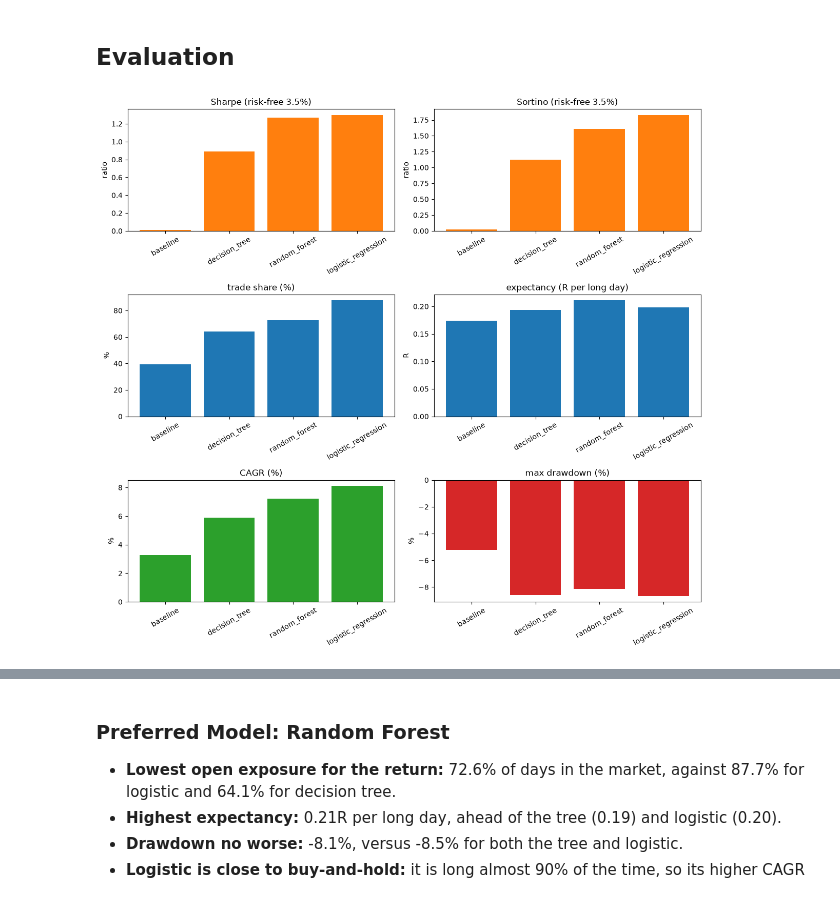
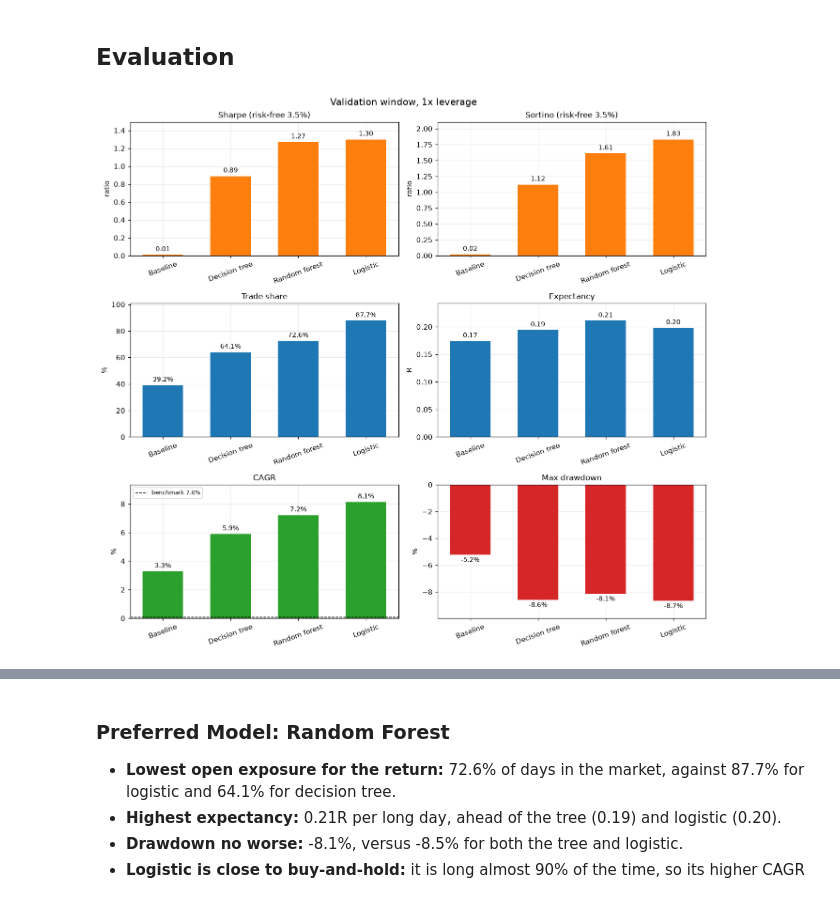
Before and after one commit to rlp-jym/zoomcamp-sma-cohort-2026, a Jupyter notebook: index-breadth-momentum/notebook.ipynb, the cells around one changed output, grey strips where cells are left out. Cells and saved outputs as stored; diff of their text form; code cells hidden in the pictures.

```diff
--- a/index-breadth-momentum/notebook.ipynb
+++ b/index-breadth-momentum/notebook.ipynb
@@ -11,10 +11,20 @@ import numpy as np
 import pandas as pd
 import talib
 from matplotlib.ticker import PercentFormatter
+from pathlib import Path
 from sklearn.ensemble import RandomForestRegressor
 from sklearn.linear_model import LogisticRegression
 from sklearn.preprocessing import StandardScaler
 from sklearn.tree import DecisionTreeRegressor
+
+# one chart style everywhere
+plt.rcParams.update({
+    "figure.dpi": 110,
+    "axes.grid": True,
+    "grid.alpha": 0.25,
+    "axes.axisbelow": True,
+    "font.size": 10,
+})
 # %%
 # load the constituent table and the SPY benchmark from the release
 
@@ -912,29 +932,58 @@ kpi_lr
 # %% [markdown]
 ## Evaluation
 # %%
+# headline KPIs, one panel each, same order and colours everywhere
 kpi_view = pd.DataFrame(list(KPI_HISTORY.values())).set_index("rule")
-models = kpi_view.index.tolist()
+
+order = ["baseline", "decision_tree", "random_forest", "logistic_regression"]
+labels = {"baseline": "Baseline", "decision_tree": "Decision tree",
+          "random_forest": "Random forest", "logistic_regression": "Logistic"}
+kpi_view = kpi_view.reindex([m for m in order if m in kpi_view.index])
+names = [labels[m] for m in kpi_view.index]
 
 panels = [
     ("sharpe",         f"Sharpe (risk-free {RISK_FREE_RATE:.1%})", "ratio", "tab:orange"),
     ("sortino",        f"Sortino (risk-free {RISK_FREE_RATE:.1%})", "ratio", "tab:orange"),
-    ("trade_share_%",  "trade share (%)",                          "%",     "tab:blue"),
-    ("expectancy_r",   "expectancy (R per long day)",              "R",     "tab:blue"),
-    ("cagr_%",         "CAGR (%)",                                  "%",     "tab:green"),
-    ("max_drawdown_%", "max drawdown (%)",                          "%",     "tab:red"),
+    ("trade_share_%",  "Trade share",                              "%",     "tab:blue"),
+    ("expectancy_r",   "Expectancy",                               "R",     "tab:blue"),
+    ("cagr_%",         "CAGR",                                     "%",     "tab:green"),
+    ("max_drawdown_%", "Max drawdown",                             "%",     "tab:red"),
 ]
 
-fig, axes = plt.subplots(3, 2, figsize=(12, 11))   # 3 rows × 2 cols
+fig, axes = plt.subplots(3, 2, figsize=(12, 11))
 
-for ax_m, (col, label, ylabel, color) in zip(axes.ravel(), panels):
-    ax_m.bar(models, kpi_view[col], color=color)
+for ax_m, (col, label, unit, color) in zip(axes.ravel(), panels):
+    vals = kpi_view[col]
+    ax_m.bar(names, vals, color=color, width=0.6)
     ax_m.axhline(0, color="black", lw=0.8)
-    ax_m.set_title(label)
-    ax_m.set_ylabel(ylabel)
-    ax_m.tick_params(axis="x", rotation=30)
+    ax_m.set_title(label, fontsize=11)
+    ax_m.set_ylabel(unit)
+    ax_m.grid(axis="y", alpha=0.25)
+    ax_m.set_axisbelow(True)
+    ax_m.tick_params(axis="x", rotation=20)
 
+    for bar, v in zip(ax_m.patches, vals):
+        text = f"{v:.1f}%" if unit == "%" else f"{v:.2f}"
+        ax_m.annotate(text, (bar.get_x() + bar.get_width() / 2, v),
+                      ha="center", va="bottom" if v >= 0 else "top",
+                      fontsize=9, xytext=(0, 3 if v >= 0 else -3),
+                      textcoords="offset points")
+
+    ax_m.margins(y=0.15)
+
+cagr_ax = axes.ravel()[4]
+cagr_ax.axhline(BENCHMARK_CAGR, color="black", ls="--", lw=1,
+                label=f"benchmark {BENCHMARK_CAGR:.1%}")
+cagr_ax.legend(loc="upper left", fontsize=8)
+
+fig.suptitle("Validation window, 1x leverage", fontsize=13)
 fig.tight_layout()
+
+# saved for the README
+from pathlib import Path
+Path("docs").mkdir(exist_ok=True)
+fig.savefig("docs/validation_kpis.png", dpi=150, bbox_inches="tight")
 # %% [output]
-[figure, old version]
+[figure, new version]
 # %%
 # equity and drawdown on the validation window, one pair per reported model
```
Also changed, not shown: parts of 8 cells of this notebook, 13 other files.
